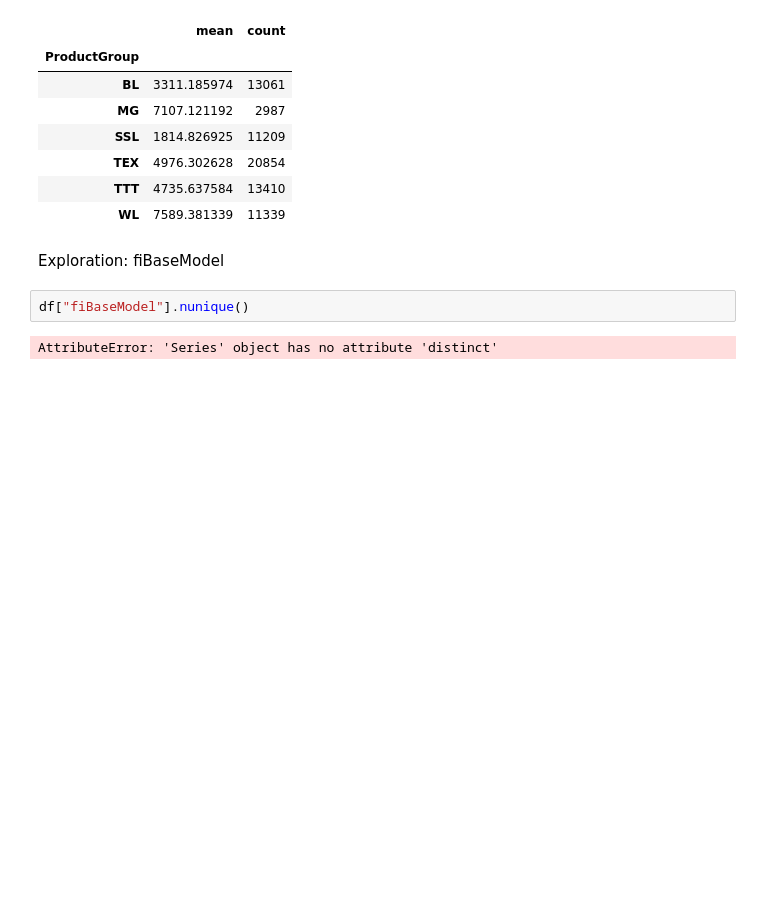
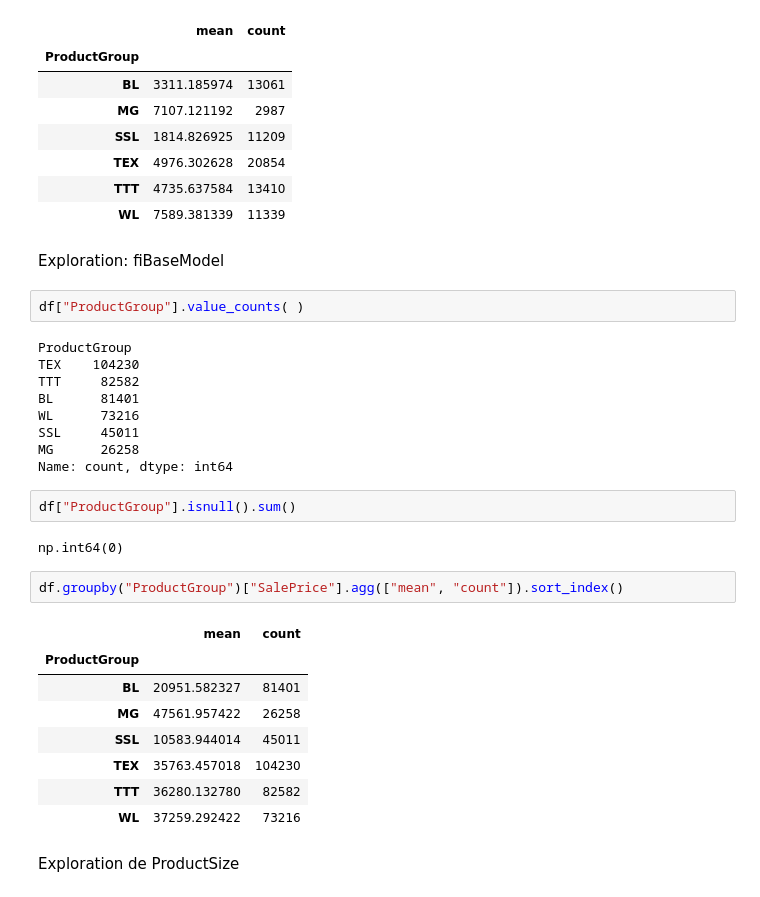
Before and after one commit to AbramLakhvinder/asset-valuation-project, a Jupyter notebook: notebooks/01_data_audit.ipynb, the cells around one changed output. Drawn from its saved outputs; the diff is of its cells as text; blank space fills up the shorter version.

```diff
--- a/notebooks/01_data_audit.ipynb
+++ b/notebooks/01_data_audit.ipynb
@@ -416,6 +425,30 @@ HoursRestricted2.groupby("ProductGroup")["MachineHoursCurrentMeter"].agg(["mean"
 # %% [markdown]
 Exploration: fiBaseModel
 # %%
-df["fiBaseModel"].nunique()
+df["ProductGroup"].value_counts( )
 # %% [output]
-AttributeError: 'Series' object has no attribute 'distinct'
+ProductGroup
+TEX    104230
+TTT     82582
+BL      81401
+WL      73216
+SSL     45011
+MG      26258
+Name: count, dtype: int64
+# %%
+df["ProductGroup"].isnull().sum()
+# %% [output]
+np.int64(0)
+# %%
+df.groupby("ProductGroup")["SalePrice"].agg(["mean", "count"]).sort_index()
+# %% [output]
+|  | mean | count |
+| ProductGroup |  |  |
+| BL | 20951.582327 | 81401 |
+| MG | 47561.957422 | 26258 |
+| SSL | 10583.944014 | 45011 |
+| TEX | 35763.457018 | 104230 |
+| TTT | 36280.132780 | 82582 |
+| WL | 37259.292422 | 73216 |
+# %% [markdown]
+Exploration de ProductSize
```
Also changed, not shown: parts of 24 cells of this notebook.
